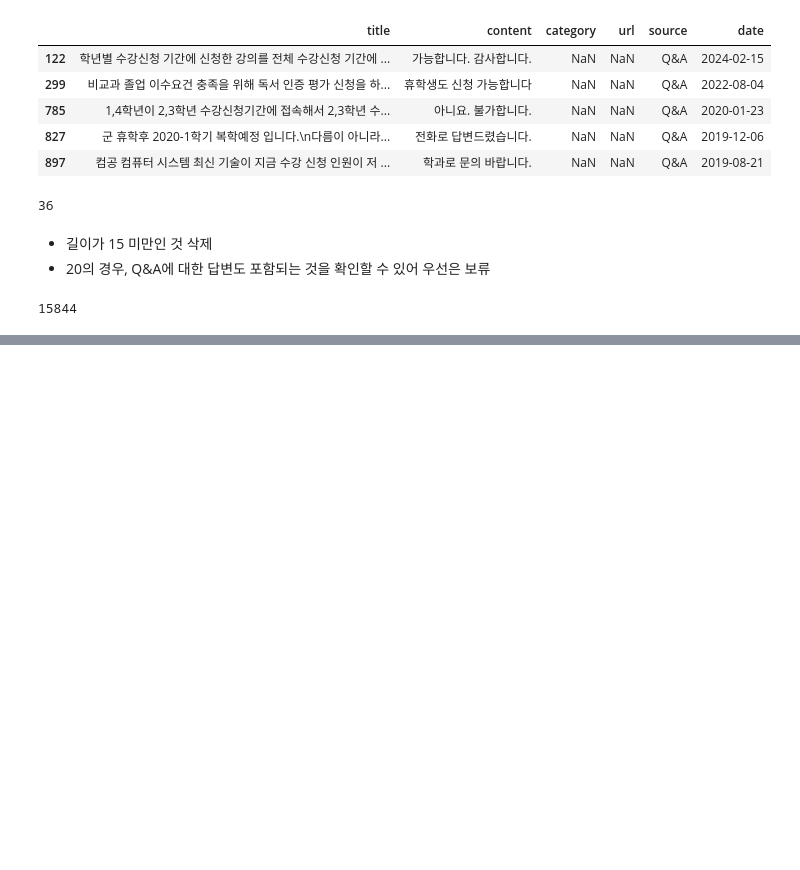
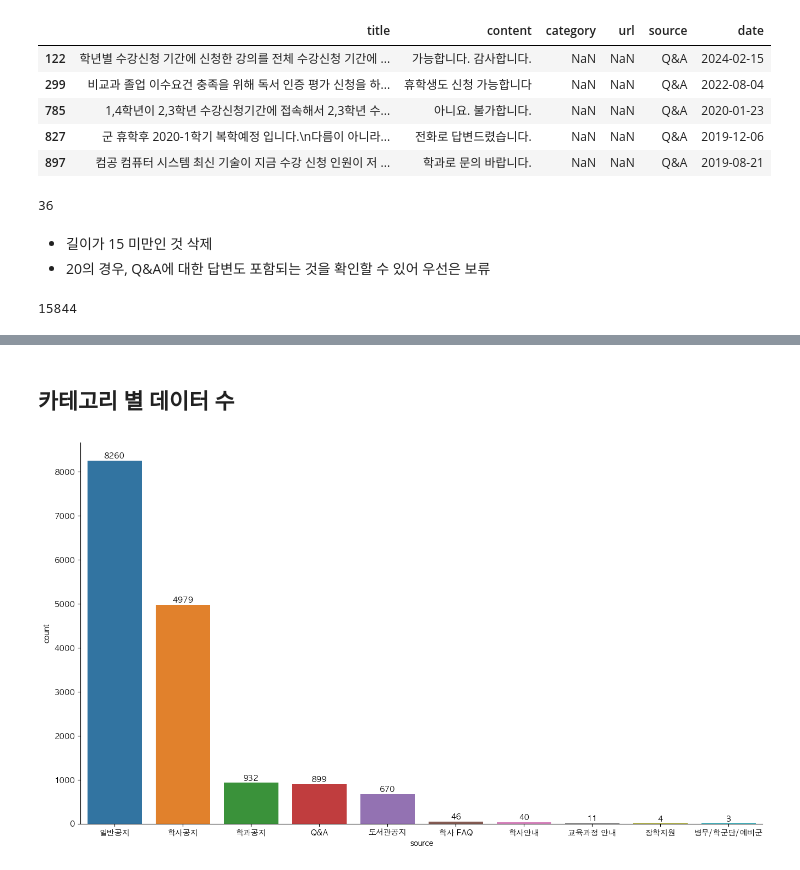
Before and after one commit to JunHyung1206/SchoolChatBot, a Jupyter notebook: data/Data Preprocessing.ipynb, the cells around one changed output, grey strips where cells are left out. Saved outputs shown, nothing was run; the diff lists cells and outputs as text; code cells hidden in the pictures; blank space fills up the shorter version.

```diff
--- a/data/Data Preprocessing.ipynb
+++ b/data/Data Preprocessing.ipynb
@@ -108,6 +115,11 @@ df['content'] = df['content'].apply(content_preprocessing)
 # %% [markdown]
 ## content의 길이 확인
 # %%
-sns.displot(df['content'].apply(lambda s: len(s)))
+ax = sns.histplot(x = df['content'].apply(lambda s: len(s)), binwidth=500)
+plt.yscale('log')
+
+for s in ['top', 'right']:
+    ax.spines[s].set_visible(False)
+
 plt.show()
 # %% [output]
@@ -167,2 +179,18 @@ df.reset_index(drop = True, inplace = True)
+# %% [markdown]
+## 카테고리 별 데이터 수
+# %%
+plt.figure(figsize=(16,9))
+ax = sns.countplot(x=df['source'], order = df['source'].value_counts().index)
+
+for p in ax.patches:
+    height = p.get_height()
+    ax.text(p.get_x() + p.get_width() / 2, height + 50, int(height), ha='center', size=10)
+
+for s in ['top', 'right']:
+    ax.spines[s].set_visible(False)
+
+plt.show()
+# %% [output]
+[figure, added]
 # %%
 df.to_csv('../datasets/datasets.csv', index_label = 'id', encoding = 'utf8')
```
Also changed, not shown: parts of 8 cells of this notebook, 1 other file.
